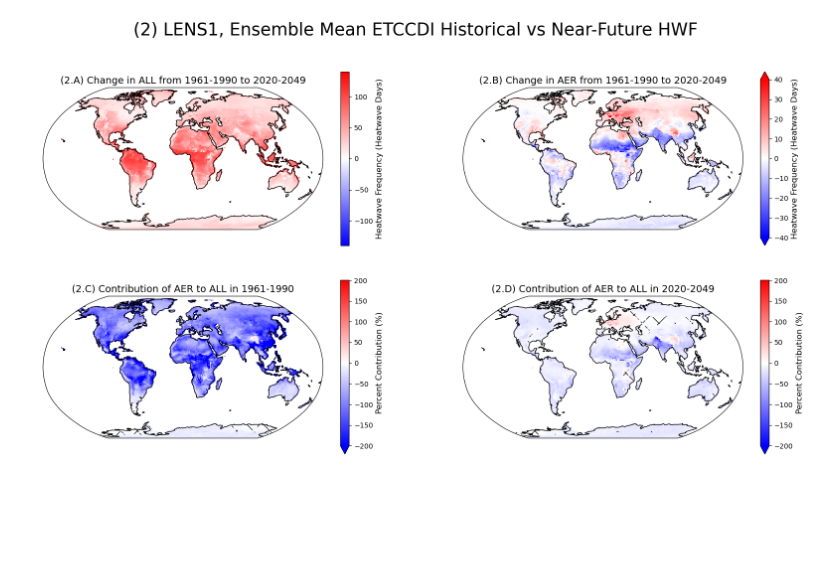
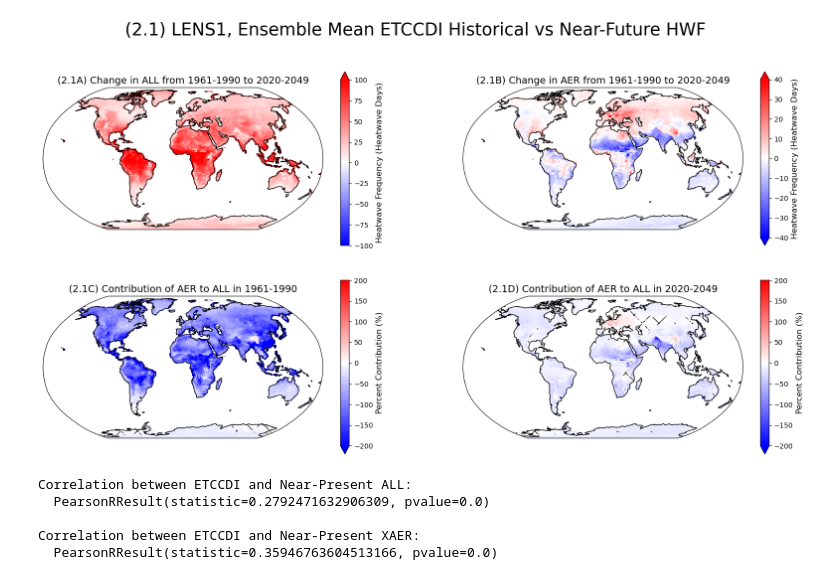
Before and after one commit to AgentOxygen/aerosol-heatwaves, a Jupyter notebook: notebooks/Figure2.ipynb, the cells around one changed output. Saved outputs shown, nothing was run; the diff lists cells and outputs as text; code cells hidden in the pictures; blank space fills up the shorter version.

Commit message:
Final polish on figure updates

```diff
--- a/notebooks/Figure2.ipynb
+++ b/notebooks/Figure2.ipynb
@@ -66,37 +54,84 @@ hw_mn_xaer_past_map = hw_mn_xaer_past.mean(dim=["member", "year"])
 # %%
+HW_DIR = "/projects/dgs/persad_research/SIMULATION_DATA/ZARR/LENS1/HEAT_OUTPUTS/"
+
+land_mask_path = "/projects/dgs/persad_research/SIMULATION_DATA/DATA/LENS1/CESM1/all/001/day/LANDFRAC/b.e11.B1850C5CN.f09_g16.005.cam.h0.LANDFRAC.200001-209912.nc"
+land_mask = xarray.open_dataset(land_mask_path)["LANDFRAC"].mean(dim="time")
+
+hw_mn_all_path = f"{HW_DIR}CESM1_LE_all_TREFHTMN_HW_METRICS.zarr"
+hw_mn_xaer_path = f"{HW_DIR}CESM1_LE_xaer_TREFHTMN_HW_METRICS.zarr"
+
+hw_mn_all = xarray.open_zarr(hw_mn_all_path)["HWF"]
+hw_mn_xaer = xarray.open_zarr(hw_mn_xaer_path)["HWF"]
+
+fut_start, fut_end = 2020, 2049
+past_start, past_end = 1961, 1990
+
+hw_mn_all_fut = hw_mn_all.sel(percentile=0.9).where(land_mask > 0).sel(year=slice(fut_start, fut_end)).compute()
+hw_mn_xaer_fut = hw_mn_xaer.sel(percentile=0.9).where(land_mask > 0).sel(year=slice(fut_start, fut_end)).compute()
+hw_mn_all_past = hw_mn_all.sel(percentile=0.9).where(land_mask > 0).sel(year=slice(past_start, past_end)).compute()
+hw_mn_xaer_past = hw_mn_xaer.sel(percentile=0.9).where(land_mask > 0).sel(year=slice(past_start, past_end)).compute()
+
+hw_mn_sig_fut = sig_testing(hw_mn_all_fut, hw_mn_xaer_fut)
+hw_mn_sig_past = sig_testing(hw_mn_all_past, hw_mn_xaer_past)
+
+hw_mn_all_fut_map = hw_mn_all_fut.mean(dim=["member", "year"])
+hw_mn_xaer_fut_map = hw_mn_xaer_fut.mean(dim=["member", "year"])
+hw_mn_all_past_map = hw_mn_all_past.mean(dim=["member", "year"])
+hw_mn_xaer_past_map = hw_mn_xaer_past.mean(dim=["member", "year"])
+
 proj = ccrs.Robinson()
 transform = ccrs.PlateCarree()
 cmap = "bwr"
 f, ((ax1, ax2), (ax3, ax4)) = plt.subplots(2, 2, figsize=(20, 10), facecolor='w', subplot_kw=dict(projection=proj))
 
 
-cb1 = (hw_mn_all_fut_map - hw_mn_all_past_map).plot(ax=ax1, transform=transform, cmap=cmap, vmax=140, vmin=-140)
+cb1 = (hw_mn_all_fut_map - hw_mn_all_past_map).plot(ax=ax1, transform=transform, cmap=cmap, vmax=100, vmin=-100)
 cb2 = ((hw_mn_all_fut_map - hw_mn_xaer_fut_map) - (hw_mn_all_past_map - hw_mn_xaer_past_map)).plot(ax=ax2, transform=transform, cmap=cmap, vmax=40, vmin=-40)
 cb3 = (100*((hw_mn_all_past_map - hw_mn_xaer_past_map) / hw_mn_all_past_map)).plot(ax=ax3, transform=transform, cmap=cmap, vmin=-200, vmax=200)
 cb4 = (100*((hw_mn_all_fut_map - hw_mn_xaer_fut_map) / hw_mn_all_fut_map)).plot(ax=ax4, transform=transform, cmap=cmap, vmin=-200, vmax=200)
 
 fz = 12
 cb1.colorbar.set_label("Heatwave Frequency (Heatwave Days)", fontsize=fz)
 cb2.colorbar.set_label("Heatwave Frequency (Heatwave Days)", fontsize=fz)
 cb3.colorbar.set_label("Percent Contribution (%)", fontsize=fz)
 cb4.colorbar.set_label("Percent Contribution (%)", fontsize=fz)
 
 X, Y = np.meshgrid(hw_mn_sig_fut.lon, hw_mn_sig_fut.lat)
 ax3.hexbin(X.reshape(-1), Y.reshape(-1), hw_mn_sig_past.where(hw_mn_sig_past > 0.5).data.reshape(-1), hatch='x', alpha=0, transform=ccrs.PlateCarree())
 ax4.hexbin(X.reshape(-1), Y.reshape(-1), hw_mn_sig_fut.where(hw_mn_sig_fut > 0.5).data.reshape(-1), hatch='x', alpha=0, transform=ccrs.PlateCarree())
 
 fz = 14
-ax1.set_title(f"(2.A) Change in ALL from {past_start}-{past_end} to {fut_start}-{fut_end}", fontsize=fz)
-ax2.set_title(f"(2.B) Change in AER from {past_start}-{past_end} to {fut_start}-{fut_end}", fontsize=fz)
-ax3.set_title(f"(2.C) Contribution of AER to ALL in {past_start}-{past_end}", fontsize=fz)
-ax4.set_title(f"(2.D) Contribution of AER to ALL in {fut_start}-{fut_end}", fontsize=fz)
+ax1.set_title(f"(2.1A) Change in ALL from {past_start}-{past_end} to {fut_start}-{fut_end}", fontsize=fz)
+ax2.set_title(f"(2.1B) Change in AER from {past_start}-{past_end} to {fut_start}-{fut_end}", fontsize=fz)
+ax3.set_title(f"(2.1C) Contribution of AER to ALL in {past_start}-{past_end}", fontsize=fz)
+ax4.set_title(f"(2.1D) Contribution of AER to ALL in {fut_start}-{fut_end}", fontsize=fz)
 
 ax1.coastlines()
 ax2.coastlines()
 ax3.coastlines()
 ax4.coastlines()
 
-f.suptitle("(2) LENS1, Ensemble Mean ETCCDI Historical vs Near-Future HWF", fontsize=25)
+f.suptitle("(2.1) LENS1, Ensemble Mean ETCCDI Historical vs Near-Future HWF", fontsize=25)
 f.show()
 # %% [output]
-[figure, old version]
+[figure, new version]
+# %%
+future_vals = hw_mn_all_fut.mean(dim="year").values.flatten()
+past_vals = hw_mn_all_past.mean(dim="year").values.flatten()
+future_vals = future_vals[~np.isnan(future_vals)]
+past_vals = past_vals[~np.isnan(past_vals)]
+
+print(f"Correlation between ETCCDI and Near-Present ALL:\n  {pearsonr(future_vals, past_vals)}\n")
+
+future_vals = hw_mn_xaer_fut.values.flatten()
+past_vals = hw_mn_xaer_past.values.flatten()
+future_vals = future_vals[~np.isnan(future_vals)]
+past_vals = past_vals[~np.isnan(past_vals)]
+
+print(f"Correlation between ETCCDI and Near-Present XAER:\n  {pearsonr(future_vals, past_vals)}\n")
+# %% [output]
+Correlation between ETCCDI and Near-Present ALL:
+  PearsonRResult(statistic=0.2792471632906309, pvalue=0.0)
+
+Correlation between ETCCDI and Near-Present XAER:
+  PearsonRResult(statistic=0.35946763604513166, pvalue=0.0)
```
Also changed, not shown: parts of 7 cells of this notebook, 4 other files.
